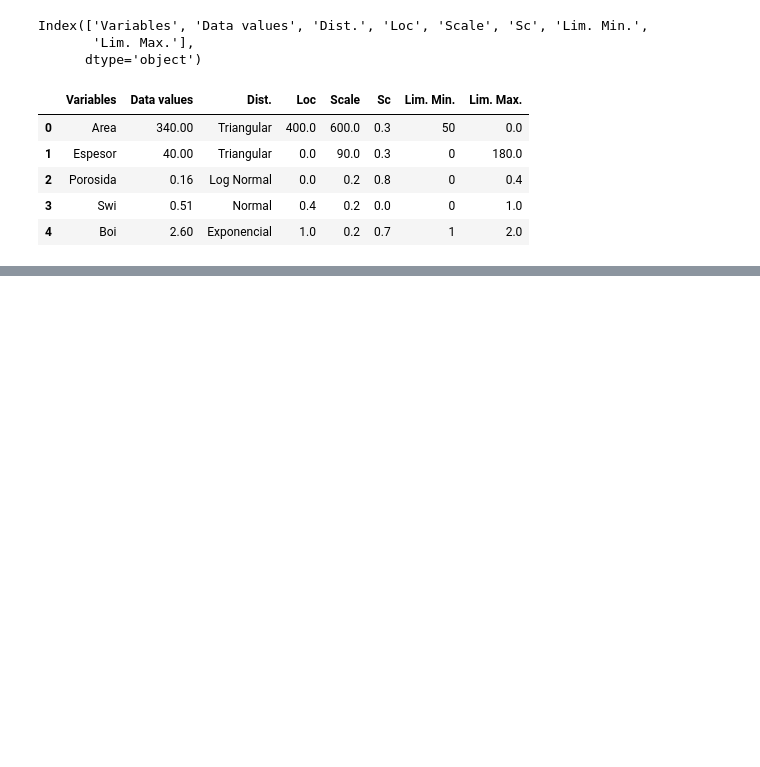
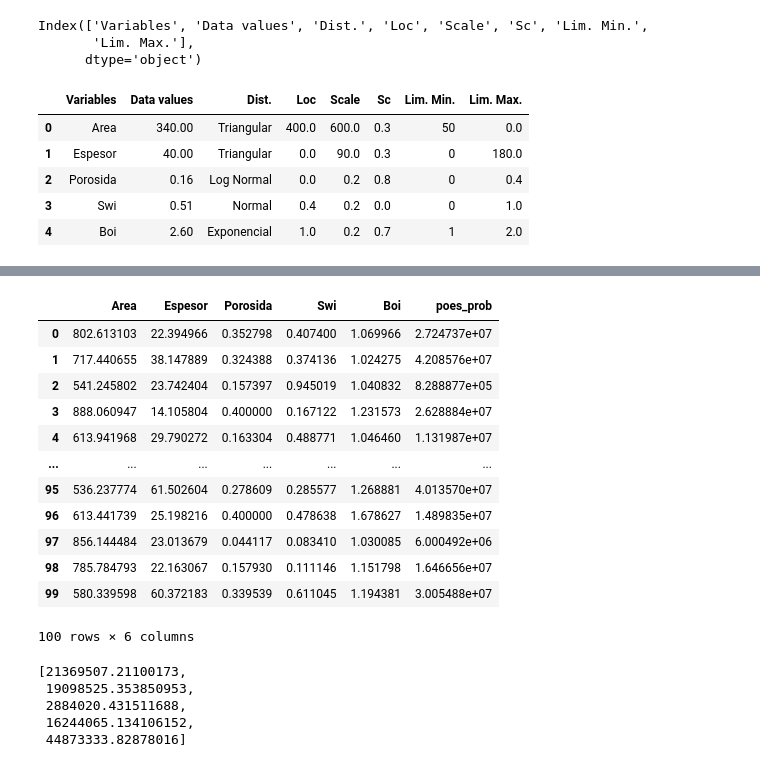
Before and after one commit to FreddyEcu-Ch/oil-gas-apps, a Jupyter notebook: draft.ipynb, the cells around one changed output, grey strips where cells are left out. Drawn from its saved outputs; the diff is of its cells as text; code cells hidden in the pictures; blank space fills up the shorter version.

```diff
--- a/draft.ipynb
+++ b/draft.ipynb
@@ -132,0 +136,7 @@ array([1.15549443, 1.18681075, 1.08292768, 1.08811372, 1.45747962,
+# %%
+input_col_names = df_poes["Variables"].to_list()
+area_col, h_col, poro_col, sw_col, boi_col = tuple(input_col_names)
+input_idx = [0, 1, 2, 3, 4]
+input_dict = dict(zip(input_col_names, input_idx))
+results_dict = {}
+h_col
@@ -132,0 +153,13 @@ array([1.15549443, 1.18681075, 1.08292768, 1.08811372, 1.45747962,
+# %%
+for col, idx in input_dict.items():
+    results_dict[col] = param_poes(
+        df_poes, idx, 'Dist.', 'Loc', 'Scale', 100, 'Sc', 'Lim. Min.', 'Lim. Max.'
+    )
+# %%
+  results_dict["poes_prob"] = poes(
+        results_dict[area_col],
+        results_dict[h_col],
+        results_dict[poro_col],
+        results_dict[sw_col],
+        results_dict[boi_col],
+     )
@@ -132,0 +186,17 @@ array([1.15549443, 1.18681075, 1.08292768, 1.08811372, 1.45747962,
+# %%
+df_prob = pd.DataFrame(results_dict)
+df_prob
+# %% [output]
+|  | Area | Espesor | Porosida | Swi | Boi | poes_prob |
+| 0 | 802.613103 | 22.394966 | 0.352798 | 0.407400 | 1.069966 | 2.724737e+07 |
+| 1 | 717.440655 | 38.147889 | 0.324388 | 0.374136 | 1.024275 | 4.208576e+07 |
+| 2 | 541.245802 | 23.742404 | 0.157397 | 0.945019 | 1.040832 | 8.288877e+05 |
+| 3 | 888.060947 | 14.105804 | 0.400000 | 0.167122 | 1.231573 | 2.628884e+07 |
+| 4 | 613.941968 | 29.790272 | 0.163304 | 0.488771 | 1.046460 | 1.131987e+07 |
+| ... | ... | ... | ... | ... | ... | ... |
+| 95 | 536.237774 | 61.502604 | 0.278609 | 0.285577 | 1.268881 | 4.013570e+07 |
+| 96 | 613.441739 | 25.198216 | 0.400000 | 0.478638 | 1.678627 | 1.489835e+07 |
+| 97 | 856.144484 | 23.013679 | 0.044117 | 0.083410 | 1.030085 | 6.000492e+06 |
+| 98 | 785.784793 | 22.163067 | 0.157930 | 0.111146 | 1.151798 | 1.646656e+07 |
+| 99 | 580.339598 | 60.372183 | 0.339539 | 0.611045 | 1.194381 | 3.005488e+07 |
+100 rows × 6 columns
@@ -132,0 +212,8 @@ array([1.15549443, 1.18681075, 1.08292768, 1.08811372, 1.45747962,
+# %%
+stoiip_summary_results
+# %% [output]
+[21369507.21100173,
+ 19098525.353850953,
+ 2884020.431511688,
+ 16244065.134106152,
+ 44873333.82878016]
```
Also changed, not shown: parts of 9 cells of this notebook, 1 other file.
